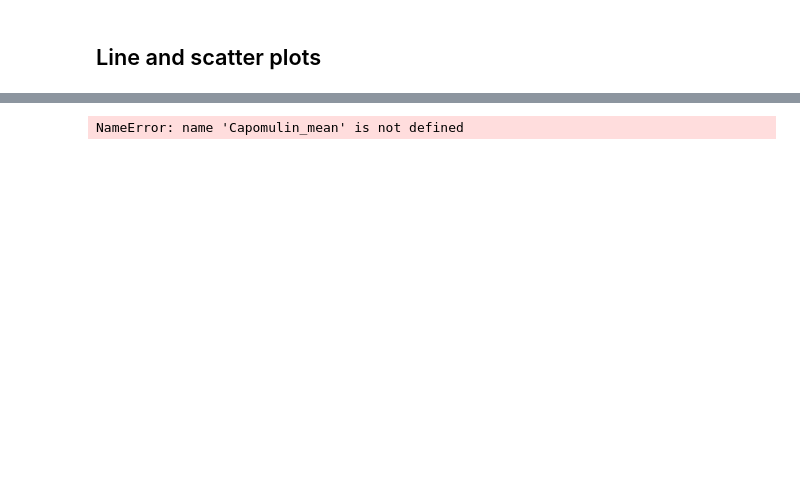
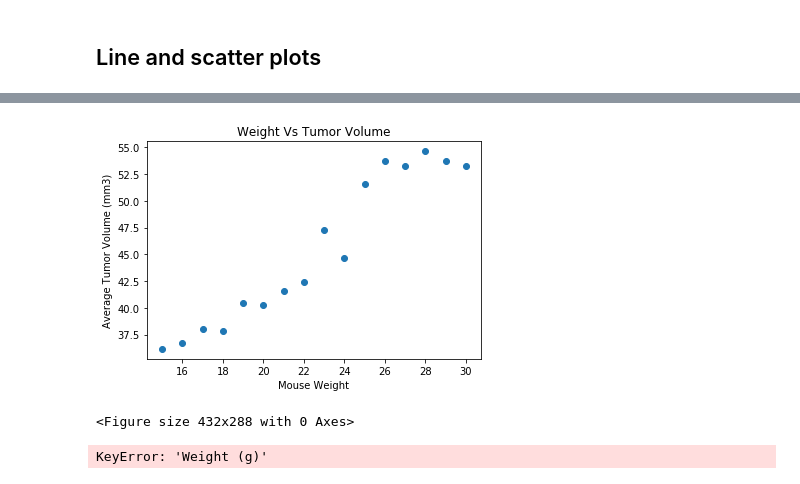
Before and after one commit to Soumya-Patil/MatPlotlib-Challenge, a Jupyter notebook: Pymaceuticals/pymaceuticals.ipynb, the cells around one changed output, grey strips where cells are left out. Saved outputs shown, nothing was run; the diff lists cells and outputs as text; code cells hidden in the pictures; blank space fills up the shorter version.

```diff
--- a/Pymaceuticals/pymaceuticals.ipynb
+++ b/Pymaceuticals/pymaceuticals.ipynb
@@ -196,12 +204,38 @@ miceWeight = clean_data["Weight (g)"]
+# %%
+# Generate a scatter plot of mouse weight versus average tumor volume for the Capomulin regimen
+
+
+# Group by Mouse weight and Its mean tumor volume across all the timepoints
+grouped_weight_Tvol = clean_data.groupby('Weight (g)').mean() ["Tumor Volume (mm3)"]
+
+#convert to a dataframe
+df = grouped_weight_Tvol.to_frame()
+
+#plot using calling methods on the plt object
+plt.scatter(df.index.values,df.values)
+plt.xlabel("Mouse Weight")
+plt.ylabel("Average Tumor Volume (mm3)")
+plt.title("Weight Vs Tumor Volume")
+plt.show()
+plt.tight_layout()
+# %% [output]
+[figure, added]
+<Figure size 432x288 with 0 Axes>
 # %%
 # Calculate the correlation coefficient and linear regression model for mouse weight and average tumor volume for the Capomulin regimen
 
+cap_mean = clean_data.groupby('Weight (g)').mean() ["Tumor Volume (mm3)"]
 
-regression_data = st.linregress(summary_table['Weight (g)'],summary_table['Tumor Volume (mm3)'])
+regression_data = st.linregress(cap_mean['Weight (g)'],cap_mean['Tumor Volume (mm3)'])
+
 slope = regression_data.slope
+
 intercept = regression_data.intercept
-regression_line = Capomulin_mean['Weight (g)'] * slope + intercept
-plt.plot(Capomulin_mean['Weight (g)'], regression_line, color="red")
+
+regression_line = cap_mean['Weight (g)'] * slope + intercept
+
+plt.plot(cap_mean['Weight (g)'], regression_line, color="red")
+
 plt.show()
 # %% [output]
-NameError: name 'Capomulin_mean' is not defined
+KeyError: 'Weight (g)'
```
Also changed, not shown: parts of 9 cells of this notebook.
